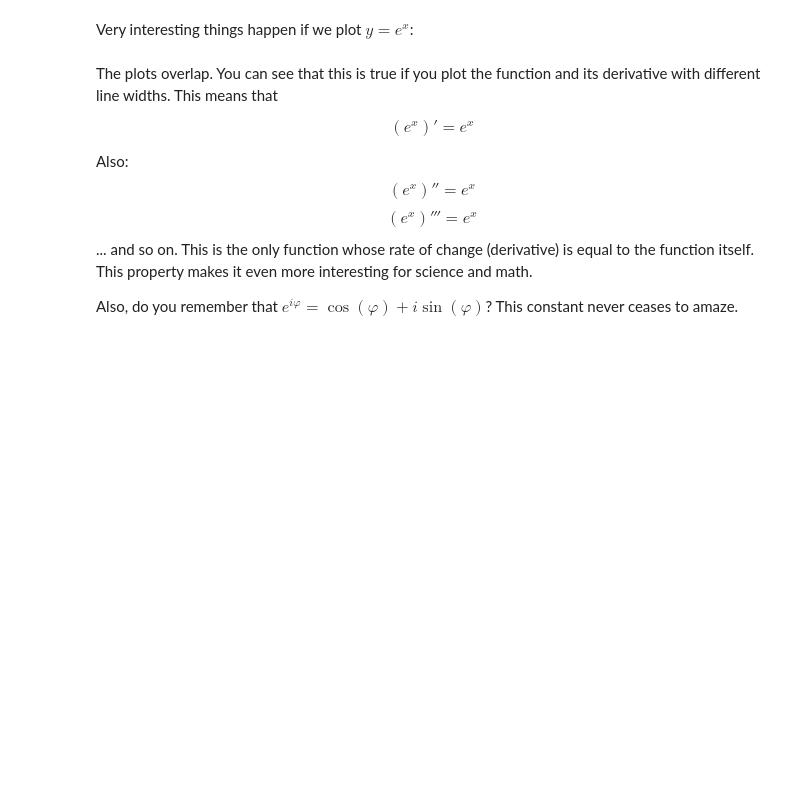
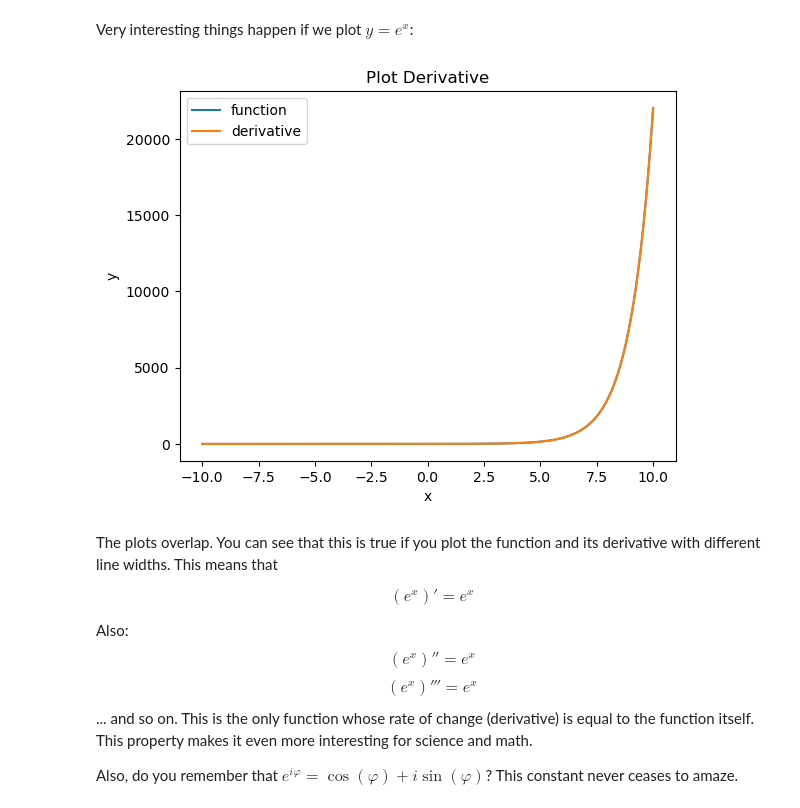
Before and after one commit to mi6oo6im/ml_math_for_devs, a Jupyter notebook: 08. Exercise Calculus/Calculus Exercise.ipynb, the cells around one changed output. Saved outputs shown, nothing was run; the diff lists cells and outputs as text; code cells hidden in the pictures; blank space fills up the shorter version.

```diff
--- a/08. Exercise Calculus/Calculus Exercise.ipynb
+++ b/08. Exercise Calculus/Calculus Exercise.ipynb
@@ -227,7 +244,9 @@ plot_derivative(lambda x: 0.5 ** x)
 # %% [markdown]
 Very interesting things happen if we plot $y = e^x$:
 # %%
-plot_derivative(np.exp)
+plot_derivative(np.exp, eq_aspect=False)
+# %% [output]
+[figure, added]
 # %% [markdown]
 The plots overlap. You can see that this is true if you plot the function and its derivative with different line widths. This means that
 
```
Also changed, not shown: parts of 9 cells of this notebook.
